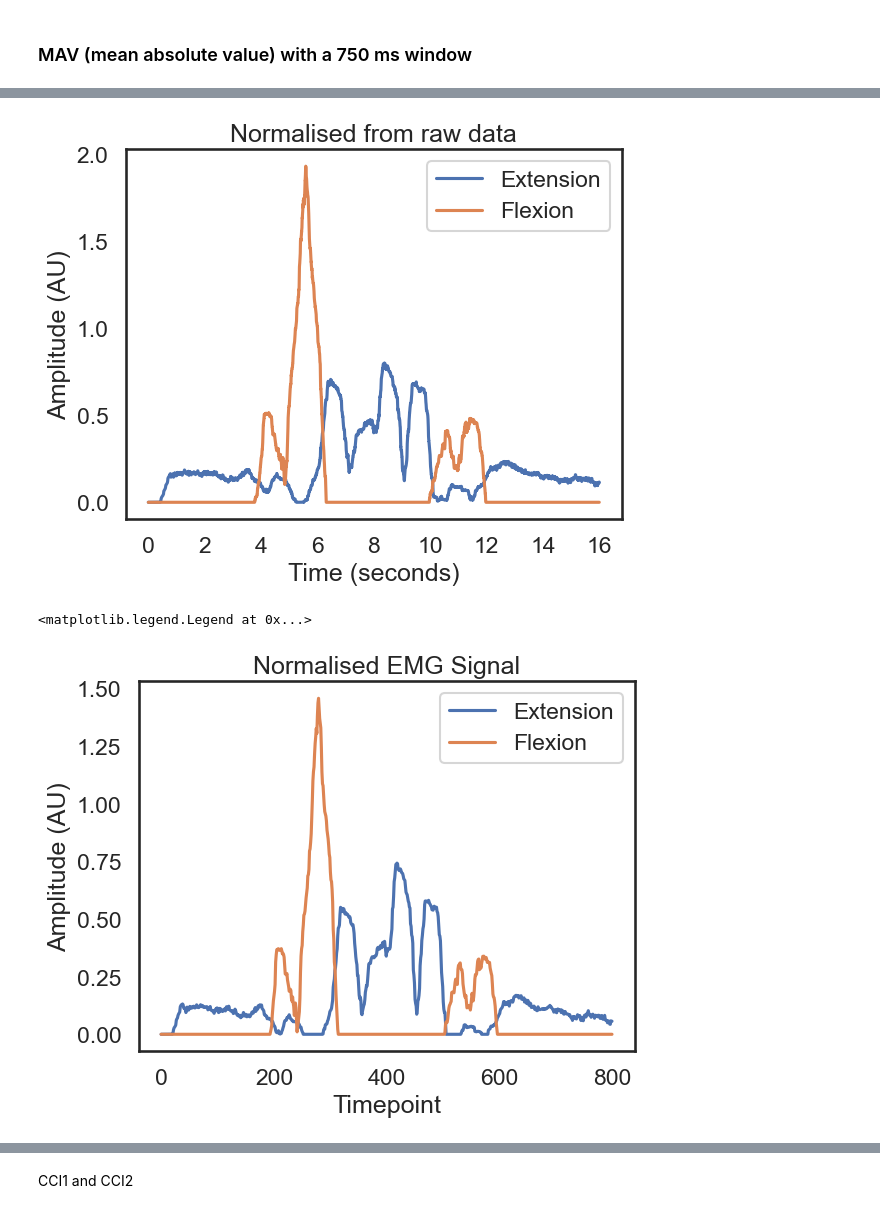
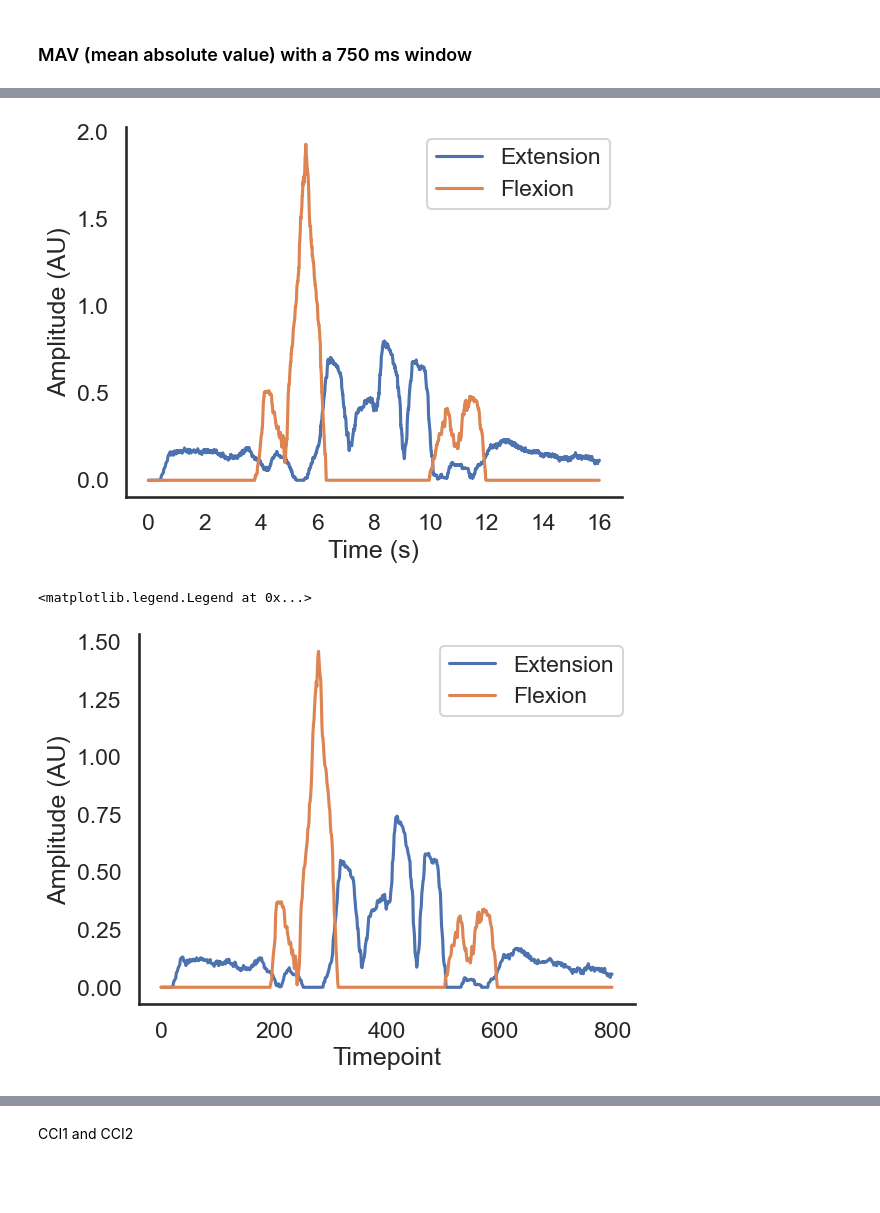
Before and after one commit to brocbacq/Thesis_analysis, a Jupyter notebook: Co_contraction from calibration.ipynb, the cells around one changed output, grey strips where cells are left out. Saved outputs shown, nothing was run; the diff lists cells and outputs as text; code cells hidden in the pictures; blank space fills up the shorter version.

```diff
--- a/Co_contraction from calibration.ipynb
+++ b/Co_contraction from calibration.ipynb
@@ -182,33 +187,35 @@ plt.show()
 # %%
 # Find the correct SN in the data
 selected_data = next(item for item in all_data if item["SN"] == selected_SN)
 
 # Extract c_min and c_max for the selected SN
 c_min_ext = selected_data["c_min"][0]
 c_max_ext = selected_data["c_max"][0]
 c_min_flex = selected_data["c_min"][1]
 c_max_flex = selected_data["c_max"][1]
 
 # To normalise the data min - max
 def normalise(signal, min, max):
     signal_norm = (signal - min) / (max - min)
     signal_norm[signal_norm < 0] = 0.0
     return signal_norm
 
 norm_extension = normalise(mav_extension, c_min_ext, c_max_ext)
 norm_flexion = normalise(mav_flexion, c_min_flex, c_max_flex)
 
 # Plot the MAV signals
 sns.lineplot(x=mav_time, y=norm_extension, label='Extension')
 sns.lineplot(x=mav_time, y=norm_flexion, label='Flexion')
+sns.despine()
+
 plt.xticks(np.arange(0, 17, 2))
-plt.xlabel('Time (seconds)')
+plt.xlabel('Time (s)')
 plt.ylabel('Amplitude (AU)')
-plt.title('Normalised from raw data')
+# plt.title('Normalised from raw data')
 plt.legend()
 plt.show()
 # %% [output]
-[figure, old version]
+[figure, new version]
 # %%
 # Find the matching entry in the data list
 selected_entry = next((entry for entry in all_data if entry["SN"] == selected_SN and entry["BN"] == selected_BN), None)
@@ -217,14 +224,15 @@ data_proc = selected_entry["data_proc"]
 # plot processed data
 sns.lineplot(data=data_proc['1'][0:][0], label='Extension')
 sns.lineplot(data=data_proc['1'][0:][1], label='Flexion')
+sns.despine()
 
 plt.xlabel('Timepoint')
 plt.ylabel('Amplitude (AU)')
-plt.title('Normalised EMG Signal')
+# plt.title('Normalised EMG Signal')
 plt.legend()
 # %% [output]
 <matplotlib.legend.Legend at 0x...>
-[figure, old version]
+[figure, new version]
 # %%
 # To have it over time
 sampling_rate = 50  # Hz
```
Also changed, not shown: parts of 14 cells of this notebook.
